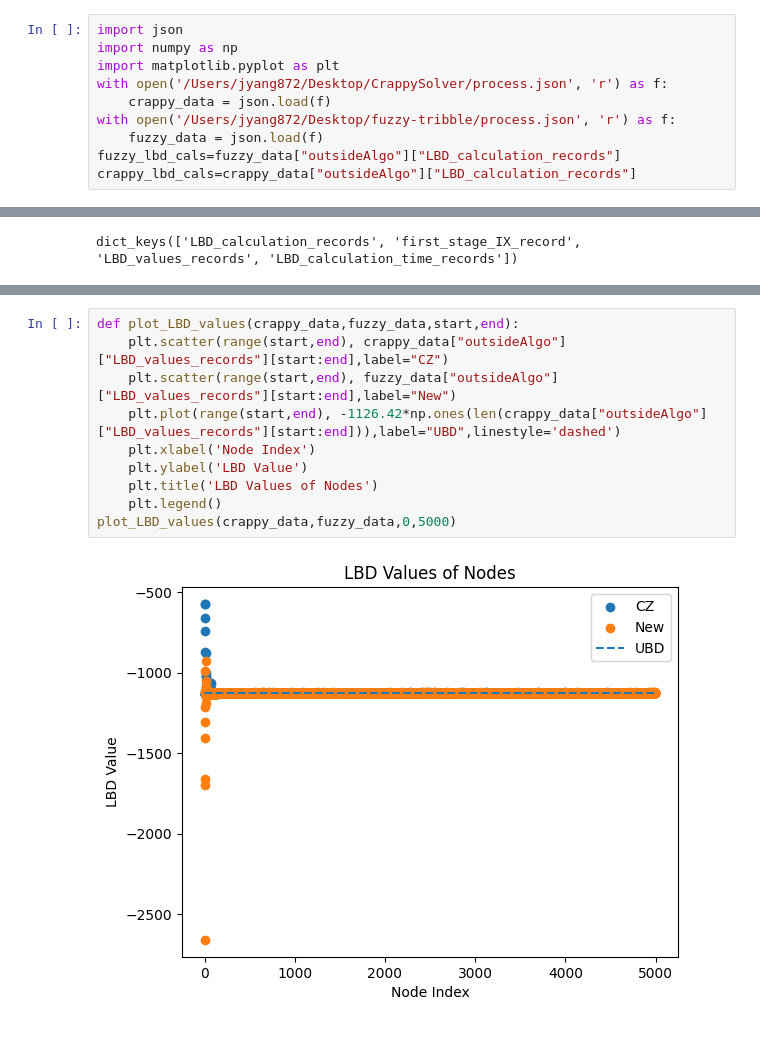
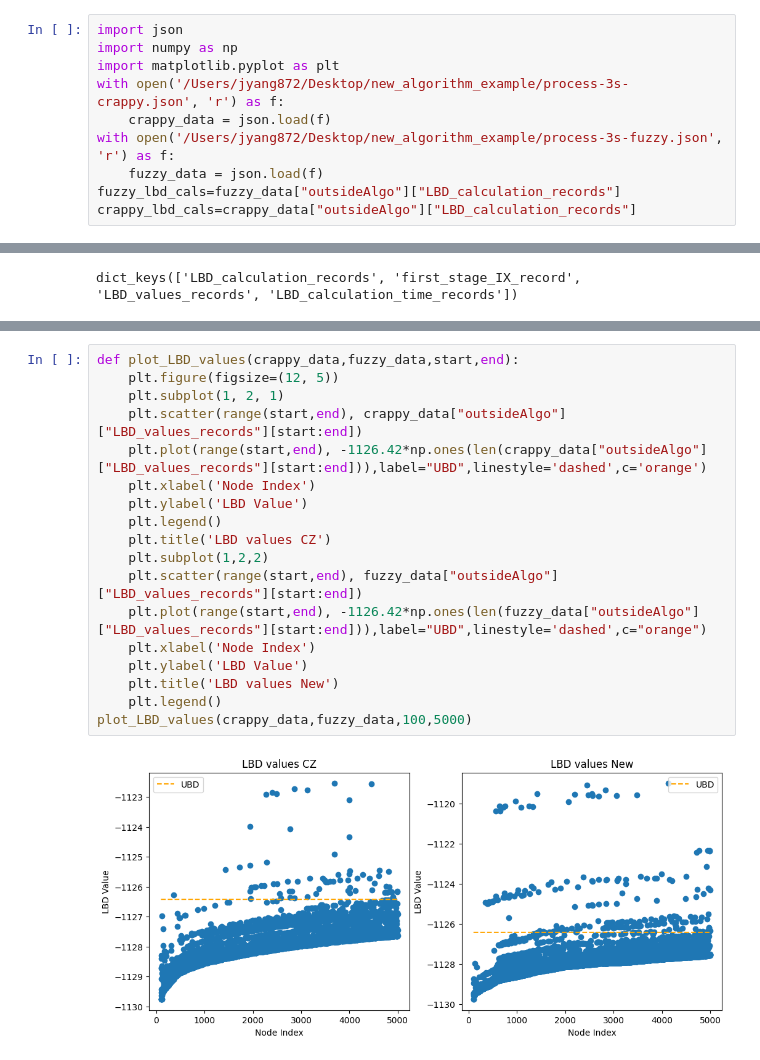
Before and after one commit to yship1002/CrappySolver, a Jupyter notebook: analysis.ipynb, the cells around one changed output, grey strips where cells are left out. Saved outputs shown, nothing was run; the diff lists cells and outputs as text.

```diff
--- a/analysis.ipynb
+++ b/analysis.ipynb
@@ -2,9 +2,9 @@
 import json
 import numpy as np
 import matplotlib.pyplot as plt
-with open('/Users/jyang872/Desktop/CrappySolver/process.json', 'r') as f:
+with open('/Users/jyang872/Desktop/new_algorithm_example/process-3s-crappy.json', 'r') as f:
     crappy_data = json.load(f)
-with open('/Users/jyang872/Desktop/fuzzy-tribble/process.json', 'r') as f:
+with open('/Users/jyang872/Desktop/new_algorithm_example/process-3s-fuzzy.json', 'r') as f:
     fuzzy_data = json.load(f)
 fuzzy_lbd_cals=fuzzy_data["outsideAlgo"]["LBD_calculation_records"]
 crappy_lbd_cals=crappy_data["outsideAlgo"]["LBD_calculation_records"]
@@ -35,15 +51,23 @@ plot_avg_LBD_solve_each_BBNode(crappy_data,fuzzy_data,0,400)
 # %%
 def plot_LBD_values(crappy_data,fuzzy_data,start,end):
-    plt.scatter(range(start,end), crappy_data["outsideAlgo"]["LBD_values_records"][start:end],label="CZ")
-    plt.scatter(range(start,end), fuzzy_data["outsideAlgo"]["LBD_values_records"][start:end],label="New")
-    plt.plot(range(start,end), -1126.42*np.ones(len(crappy_data["outsideAlgo"]["LBD_values_records"][start:end])),label="UBD",linestyle='dashed')
+    plt.figure(figsize=(12, 5))
+    plt.subplot(1, 2, 1)
+    plt.scatter(range(start,end), crappy_data["outsideAlgo"]["LBD_values_records"][start:end])
+    plt.plot(range(start,end), -1126.42*np.ones(len(crappy_data["outsideAlgo"]["LBD_values_records"][start:end])),label="UBD",linestyle='dashed',c='orange')
     plt.xlabel('Node Index')
     plt.ylabel('LBD Value')
-    plt.title('LBD Values of Nodes')
     plt.legend()
-plot_LBD_values(crappy_data,fuzzy_data,0,5000)
+    plt.title('LBD values CZ')
+    plt.subplot(1,2,2)
+    plt.scatter(range(start,end), fuzzy_data["outsideAlgo"]["LBD_values_records"][start:end])
+    plt.plot(range(start,end), -1126.42*np.ones(len(fuzzy_data["outsideAlgo"]["LBD_values_records"][start:end])),label="UBD",linestyle='dashed',c="orange")
+    plt.xlabel('Node Index')
+    plt.ylabel('LBD Value')
+    plt.title('LBD values New')
+    plt.legend()
+plot_LBD_values(crappy_data,fuzzy_data,100,5000)
 # %% [output]
-[figure, old version]
+[figure, new version]
 # %%
 plt.figure(figsize=(12, 5))
 
```
Also changed, not shown: parts of 6 cells of this notebook, 8 other files.
